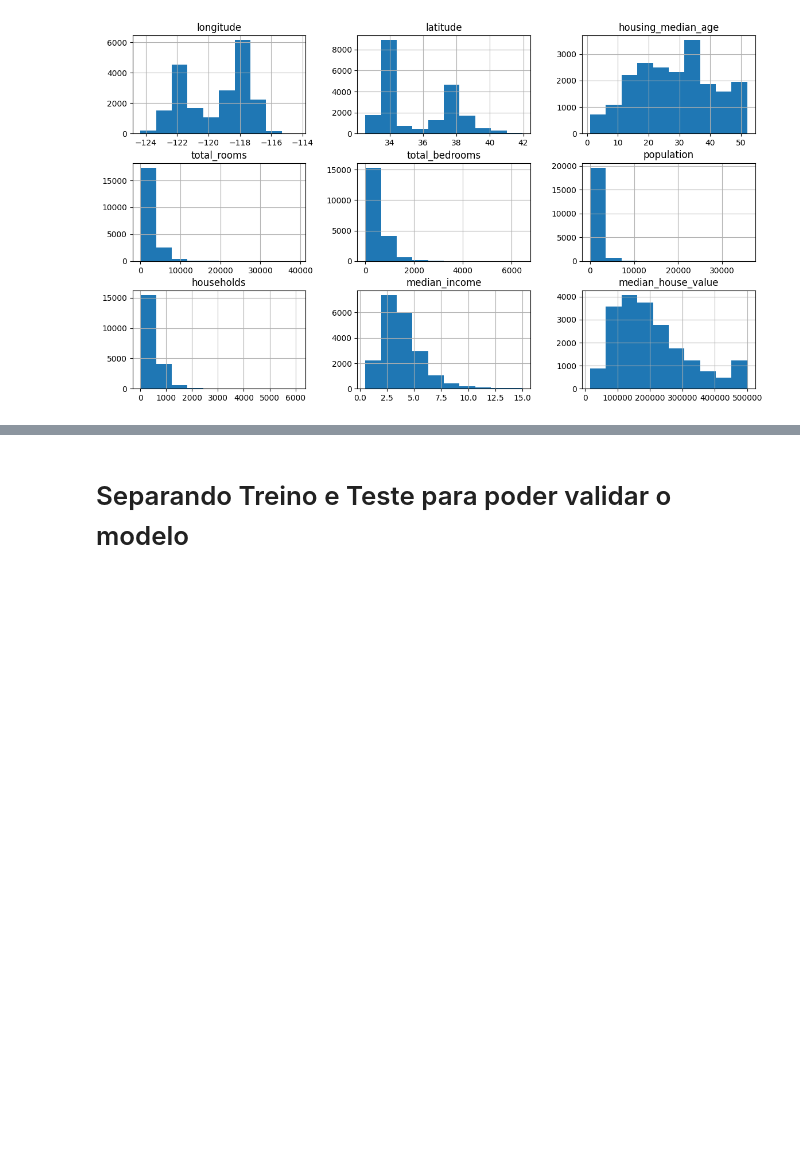
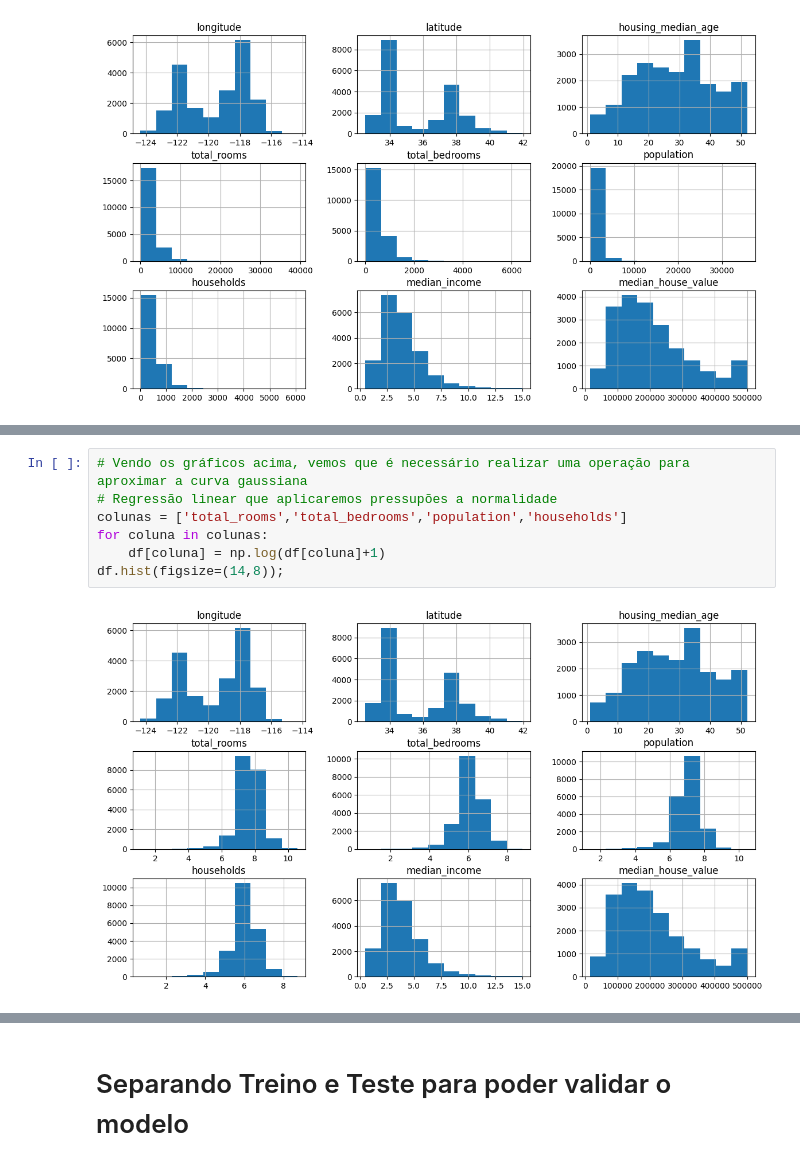
Before and after one commit to LeonardoHBritoo/Predicao-Precos-Casas, a Jupyter notebook: main.ipynb, the cells around one changed output, grey strips where cells are left out. Drawn from its saved outputs; the diff is of its cells as text; blank space fills up the shorter version.

```diff
--- a/main.ipynb
+++ b/main.ipynb
@@ -86,3 +98,12 @@ df.hist(figsize=(14,8));
+# %%
+# Vendo os gráficos acima, vemos que é necessário realizar uma operação para aproximar a curva gaussiana
+# Regressão linear que aplicaremos pressupões a normalidade
+colunas = ['total_rooms','total_bedrooms','population','households']
+for coluna in colunas:
+    df[coluna] = np.log(df[coluna]+1)
+df.hist(figsize=(14,8));
+# %% [output]
+[figure, added]
 # %%
 dummies = pd.get_dummies(df)
 valores = dummies.corr()['median_house_value'].sort_values(ascending=False)[1:]
```
Also changed, not shown: parts of 16 cells of this notebook.
